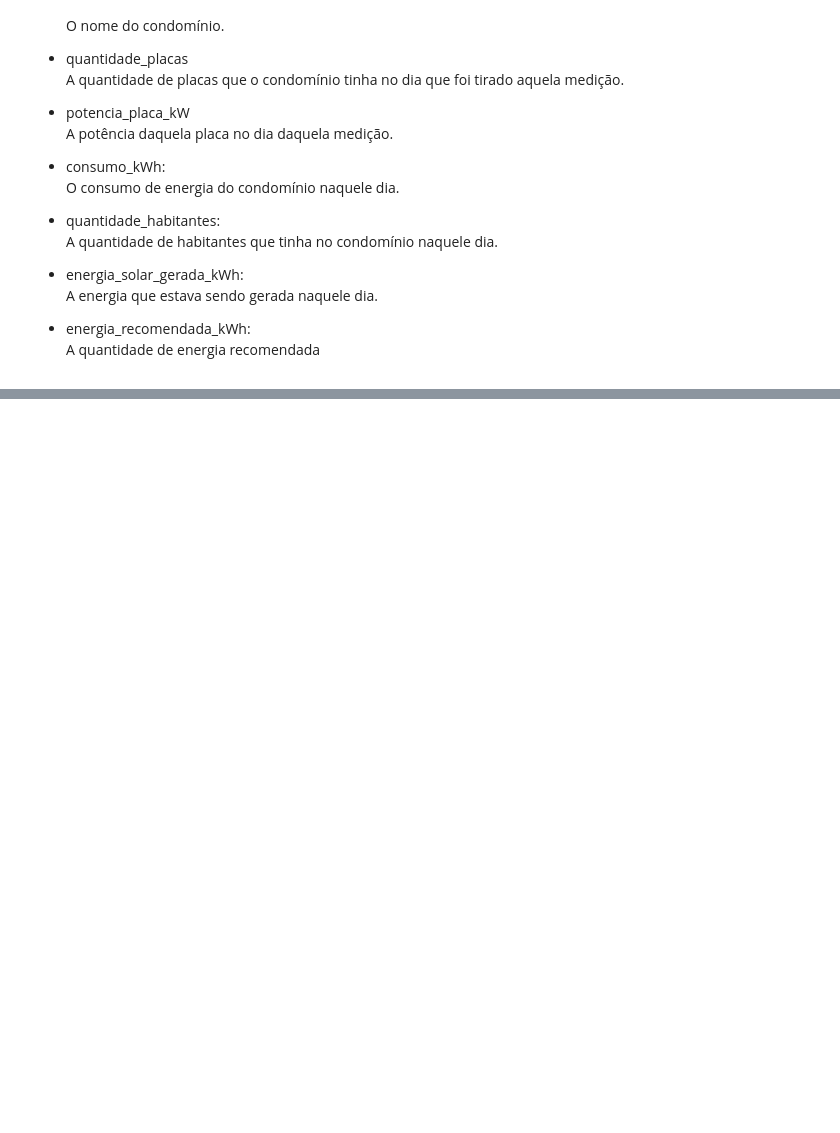
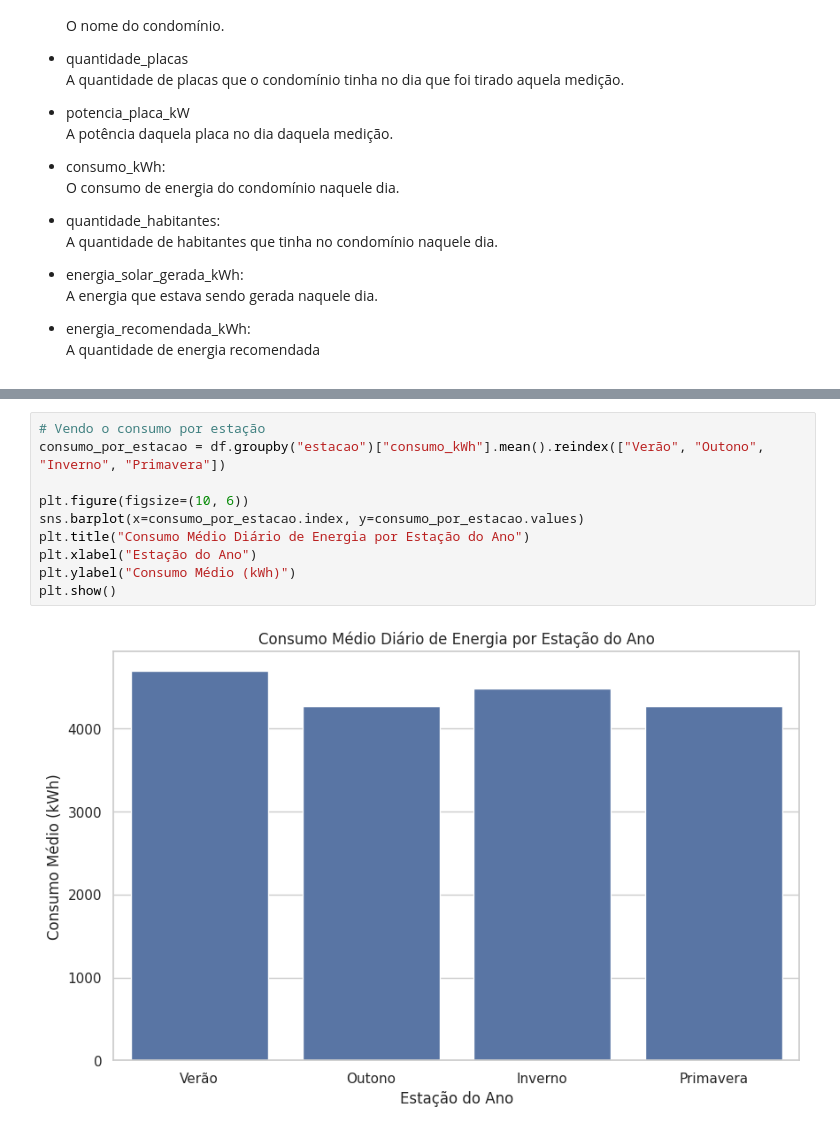
Before and after one commit to yagoluucas/modelo-regressao-energywise, a Jupyter notebook: modelo_regressao_energywise.ipynb, the cells around one changed output, grey strips where cells are left out. Drawn from its saved outputs; the diff is of its cells as text; blank space fills up the shorter version.

```diff
--- a/modelo_regressao_energywise.ipynb
+++ b/modelo_regressao_energywise.ipynb
@@ -109,0 +144,12 @@ dtype: int64
+# %%
+# Vendo o consumo por estação
+consumo_por_estacao = df.groupby("estacao")["consumo_kWh"].mean().reindex(["Verão", "Outono", "Inverno", "Primavera"])
+
+plt.figure(figsize=(10, 6))
+sns.barplot(x=consumo_por_estacao.index, y=consumo_por_estacao.values)
+plt.title("Consumo Médio Diário de Energia por Estação do Ano")
+plt.xlabel("Estação do Ano")
+plt.ylabel("Consumo Médio (kWh)")
+plt.show()
+# %% [output]
+[figure, added]
```
Also changed, not shown: parts of 8 cells of this notebook.
